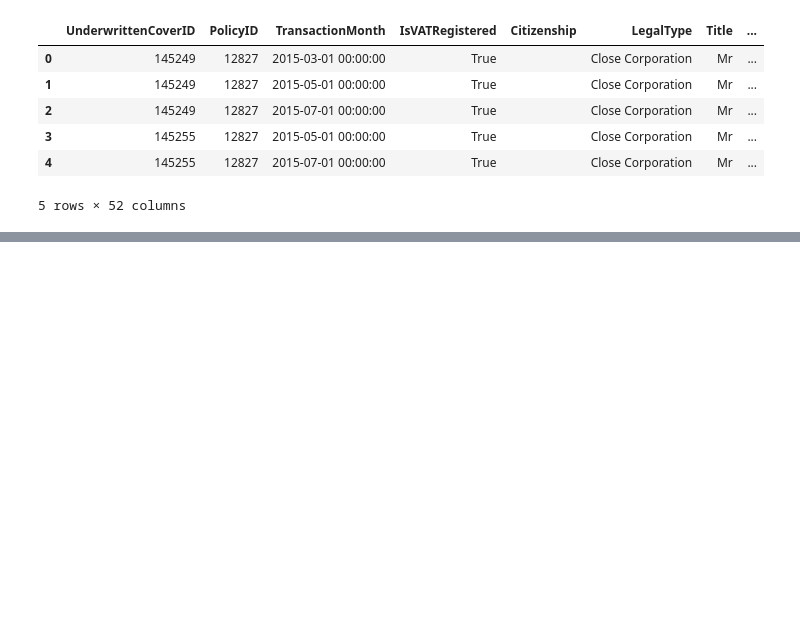
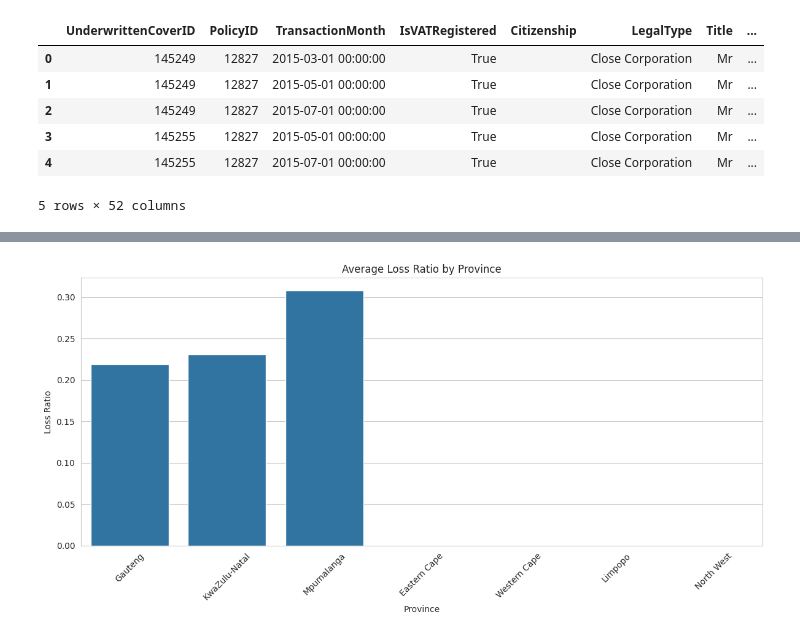
Before and after one commit to Sumeyahassen/insurance-risk-analytics, a Jupyter notebook: notebooks/01_eda.ipynb, the cells around one changed output, grey strips where cells are left out. Drawn from its saved outputs; the diff is of its cells as text; code cells hidden in the pictures; blank space fills up the shorter version.

Commit message:
visualise data

```diff
--- a/notebooks/01_eda.ipynb
+++ b/notebooks/01_eda.ipynb
@@ -73,0 +97,8 @@ memory usage: 1.2 MB
+# %%
+# Core Insurance Metrics
+df['LossRatio'] = df['TotalClaims'] / df['TotalPremium'].replace(0, np.nan)
+df['Margin'] = df['TotalPremium'] - df['TotalClaims']
+df['ClaimOccurred'] = (df['TotalClaims'] > 0).astype(int)
+
+# Date conversion
+df['TransactionMonth'] = pd.to_datetime(df['TransactionMonth'])
@@ -73,0 +169,10 @@ memory usage: 1.2 MB
+# %%
+plt.figure()
+sns.barplot(x='Province', y='LossRatio', data=df, estimator=np.mean, errorbar=None)
+plt.title('Average Loss Ratio by Province')
+plt.xticks(rotation=45)
+plt.ylabel('Loss Ratio')
+plt.tight_layout()
+plt.show()
+# %% [output]
+[figure, added]
```
Also changed, not shown: parts of 7 cells of this notebook.
